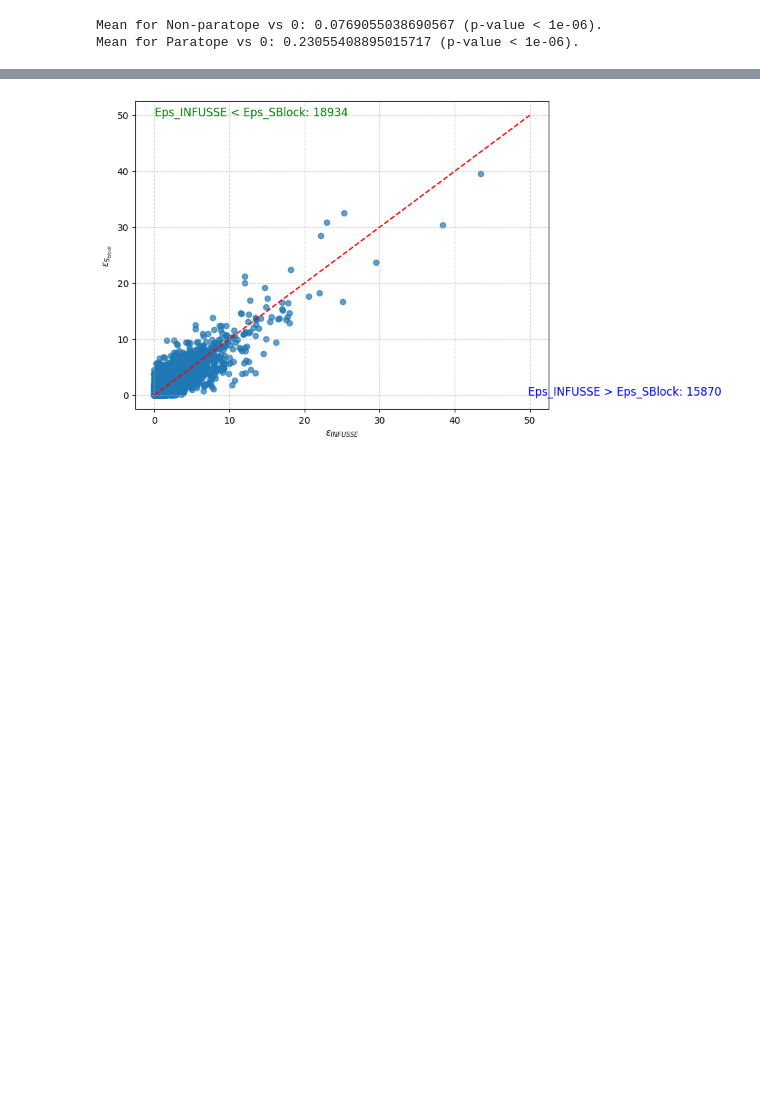
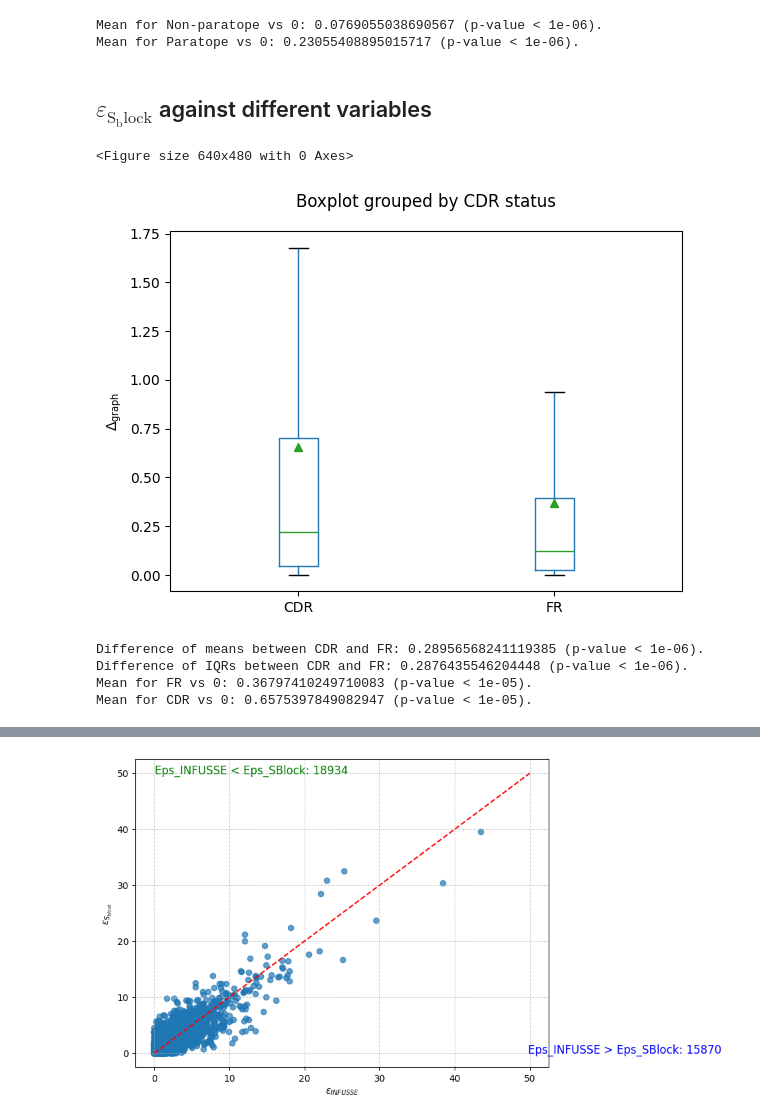
Before and after one commit to kevinmicha/INFUSSE, a Jupyter notebook: notebooks/Interpretability.ipynb, the cells around one changed output, grey strips where cells are left out. Cells and saved outputs as stored; diff of their text form; code cells hidden in the pictures; blank space fills up the shorter version.

Commit message:
Final notebook with statistical tests results

```diff
--- a/notebooks/Interpretability.ipynb
+++ b/notebooks/Interpretability.ipynb
@@ -192,3 +231,18 @@ bootstrap_test(delta_graph_v, paratope_m, ind_class='paratope', B=number_bootstr
 # %% [output]
 Mean for Non-paratope vs 0: 0.0769055038690567 (p-value < 1e-06).
 Mean for Paratope vs 0: 0.23055408895015717 (p-value < 1e-06).
+# %% [markdown]
+## $\varepsilon_{\mathrm{S_block}}$ against different variables
+# %%
+boxplot_delta_graph(errors_seq_v, secondary_v, ind_class='cdr_status')
+# %% [output]
+<Figure size 640x480 with 0 Axes>
+[figure, added]
+# %%
+bootstrap_test(errors_seq_v, secondary_v, ind_class='cdr_status', B=number_bootstraps)
+bootstrap_test(errors_seq_v, secondary_v, ind_class='cdr_status', B=number_bootstraps, statistic='iqr')
+# %% [output]
+Difference of means between CDR and FR: 0.28956568241119385 (p-value < 1e-06).
+Difference of IQRs between CDR and FR: 0.2876435546204448 (p-value < 1e-06).
+Mean for FR vs 0: 0.36797410249710083 (p-value < 1e-05).
+Mean for CDR vs 0: 0.6575397849082947 (p-value < 1e-05).
```
Also changed, not shown: parts of 33 cells of this notebook.
